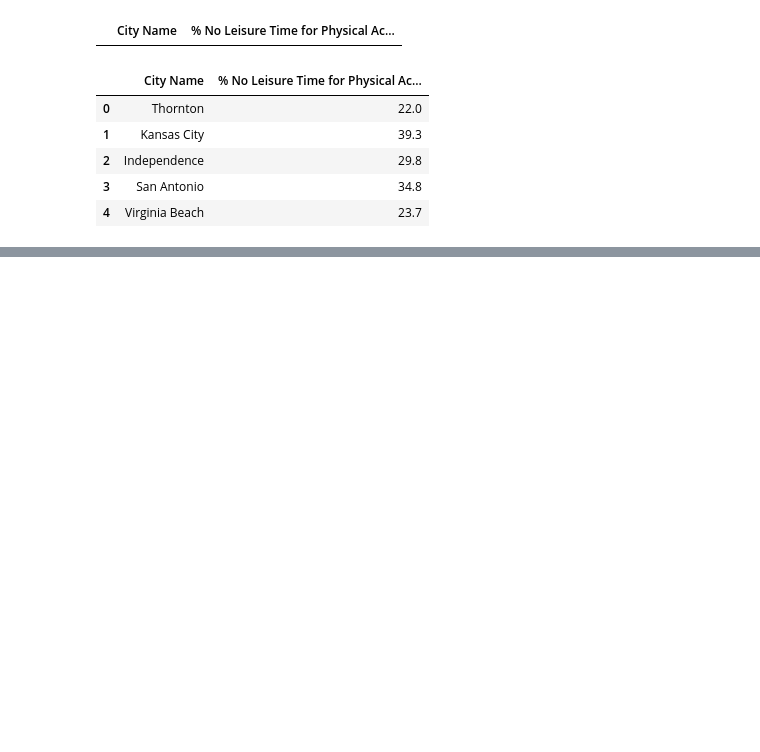
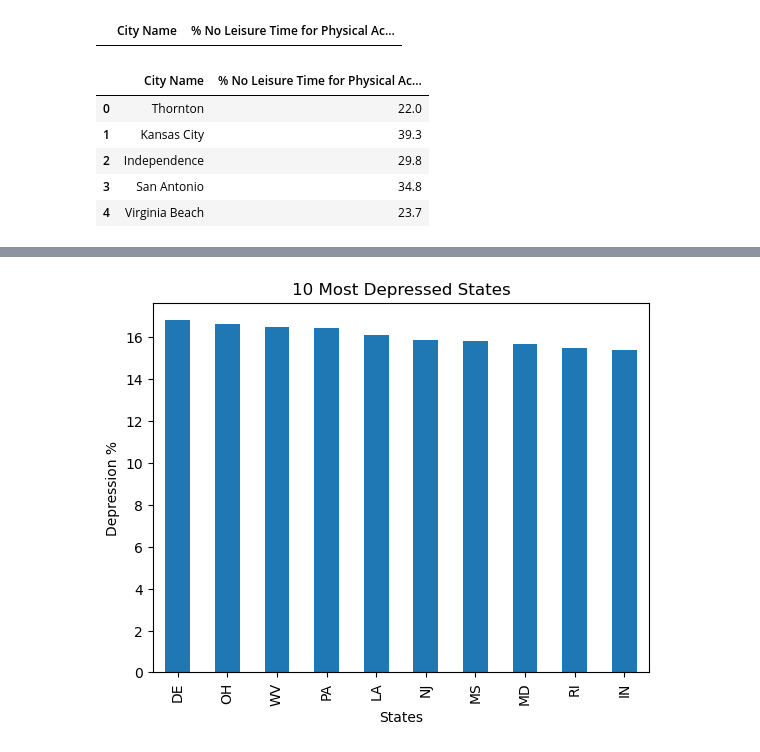
Before and after one commit to LanNguyen135/Group2, a Jupyter notebook: Esther.ipynb, the cells around one changed output, grey strips where cells are left out. Cells and saved outputs as stored; diff of their text form; code cells hidden in the pictures; blank space fills up the shorter version.

```diff
--- a/Esther.ipynb
+++ b/Esther.ipynb
@@ -119,0 +226,12 @@ depression_physical_activity_df.head()
+# %%
+#Top 10 States for Depression %
+highest_depression = states_average.sort_values(by="Value", ascending=False)
+highest_depression = highest_depression["Value"].head(10)
+
+highest_depression.plot(kind="bar")
+plt.xlabel("States")
+plt.ylabel("Depression %")
+plt.title("10 Most Depressed States")
+plt.show()
+# %% [output]
+[figure, added]
```
Also changed, not shown: parts of 14 cells of this notebook.
